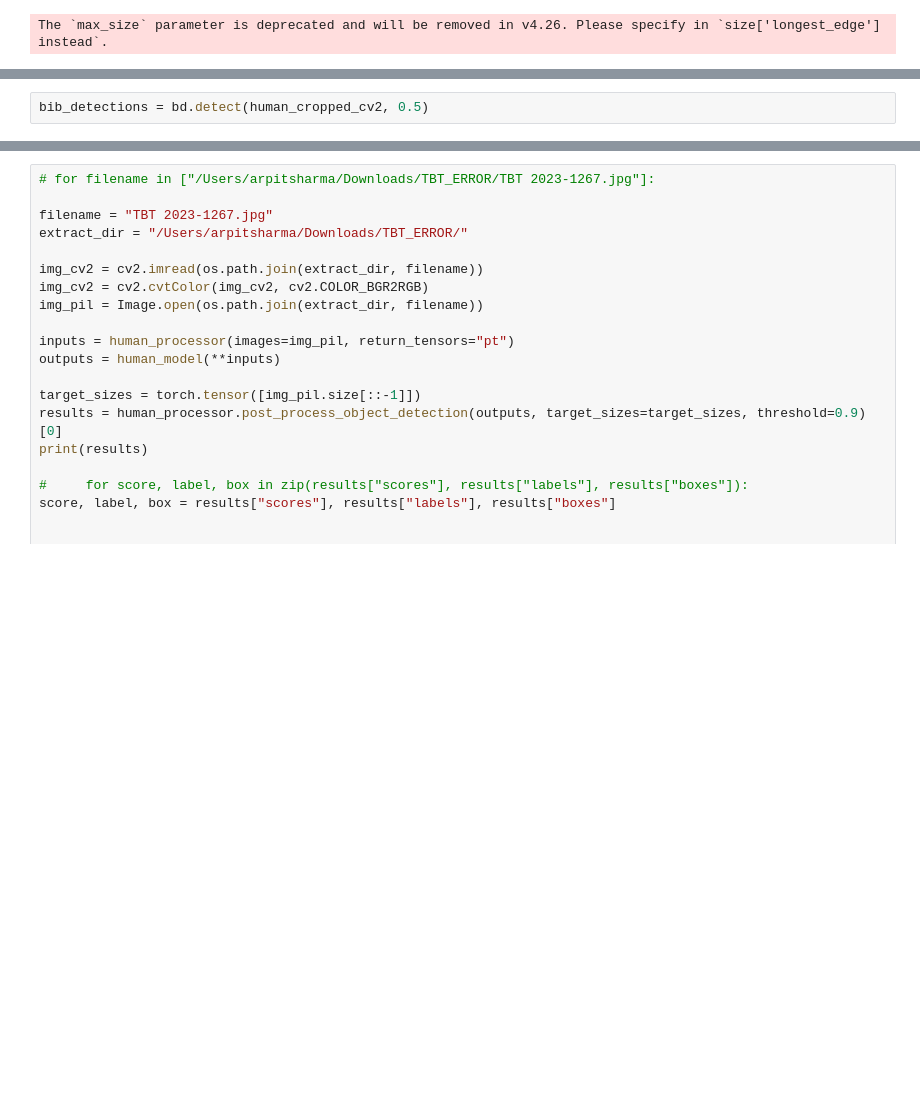
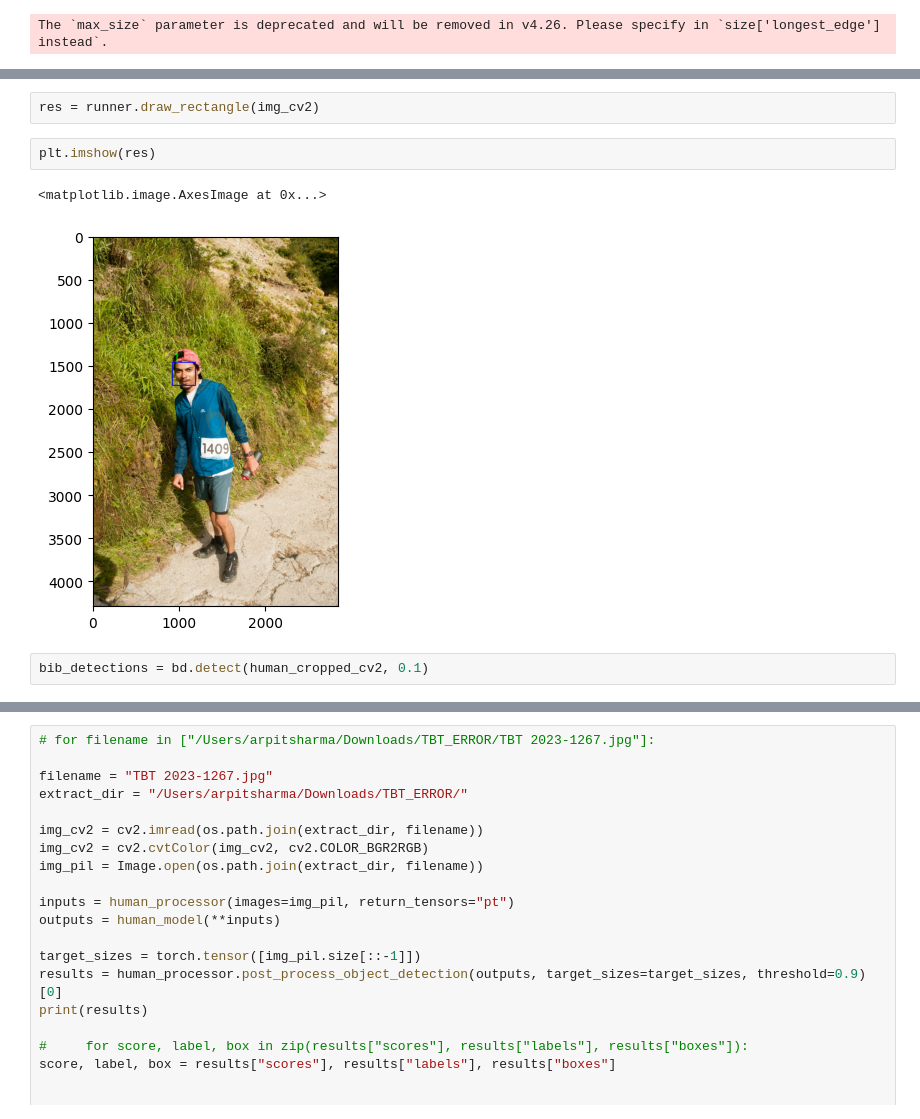
Before and after one commit to sharma-arpit/face-bib-mapping, a Jupyter notebook: Integrated_Pipeline.ipynb, the cells around one changed output, grey strips where cells are left out. Saved outputs shown, nothing was run; the diff lists cells and outputs as text; blank space fills up the shorter version.

```diff
--- a/Integrated_Pipeline.ipynb
+++ b/Integrated_Pipeline.ipynb
@@ -70,5 +74,12 @@ plt.imshow(human_cropped_cv2)
+# %%
+res = runner.draw_rectangle(img_cv2)
+# %%
+plt.imshow(res)
+# %% [output]
+<matplotlib.image.AxesImage at 0x...>
+[figure, added]
 # %%
-bib_detections = bd.detect(human_cropped_cv2, 0.5)
+bib_detections = bd.detect(human_cropped_cv2, 0.1)
 # %%
 bib_detections
 # %% [output]
```
Also changed, not shown: parts of 15 cells of this notebook, 2 other files.
